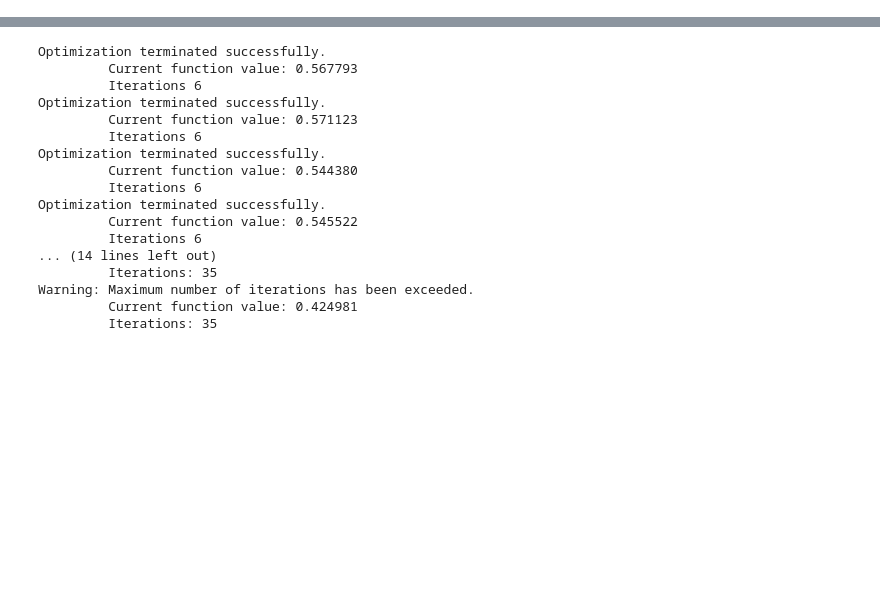
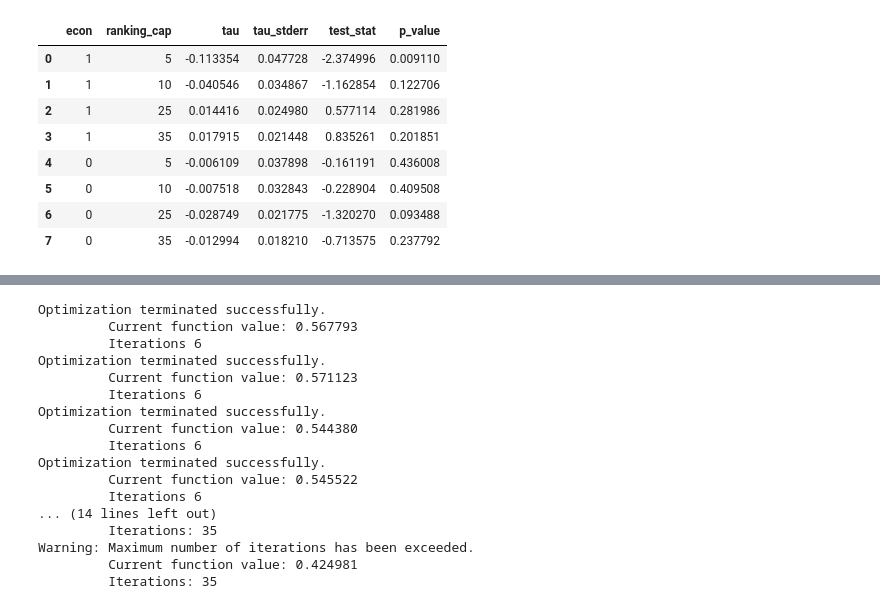
Before and after one commit to silva-cole/ecma31350-final-project, a Jupyter notebook: code/Double ML Modeling.ipynb, the cells around one changed output, grey strips where cells are left out. Saved outputs shown, nothing was run; the diff lists cells and outputs as text; code cells hidden in the pictures; blank space fills up the shorter version.

```diff
--- a/code/Double ML Modeling.ipynb
+++ b/code/Double ML Modeling.ipynb
@@ -279,3 +307,16 @@ results_df
+# %%
+results_df.style.applymap(color_significant, color1='salmon', color2='yellow',
+                          subset=['p_value'])
+# %% [output]
+|  | econ | ranking_cap | tau | tau_stderr | test_stat | p_value |
+| 0 | 1 | 5 | -0.113354 | 0.047728 | -2.374996 | 0.009110 |
+| 1 | 1 | 10 | -0.040546 | 0.034867 | -1.162854 | 0.122706 |
+| 2 | 1 | 25 | 0.014416 | 0.024980 | 0.577114 | 0.281986 |
+| 3 | 1 | 35 | 0.017915 | 0.021448 | 0.835261 | 0.201851 |
+| 4 | 0 | 5 | -0.006109 | 0.037898 | -0.161191 | 0.436008 |
+| 5 | 0 | 10 | -0.007518 | 0.032843 | -0.228904 | 0.409508 |
+| 6 | 0 | 25 | -0.028749 | 0.021775 | -1.320270 | 0.093488 |
+| 7 | 0 | 35 | -0.012994 | 0.018210 | -0.713575 | 0.237792 |
 # %%
 import statsmodels.formula.api as smf
 # %%
```
Also changed, not shown: parts of 10 cells of this notebook, 2 other files.
